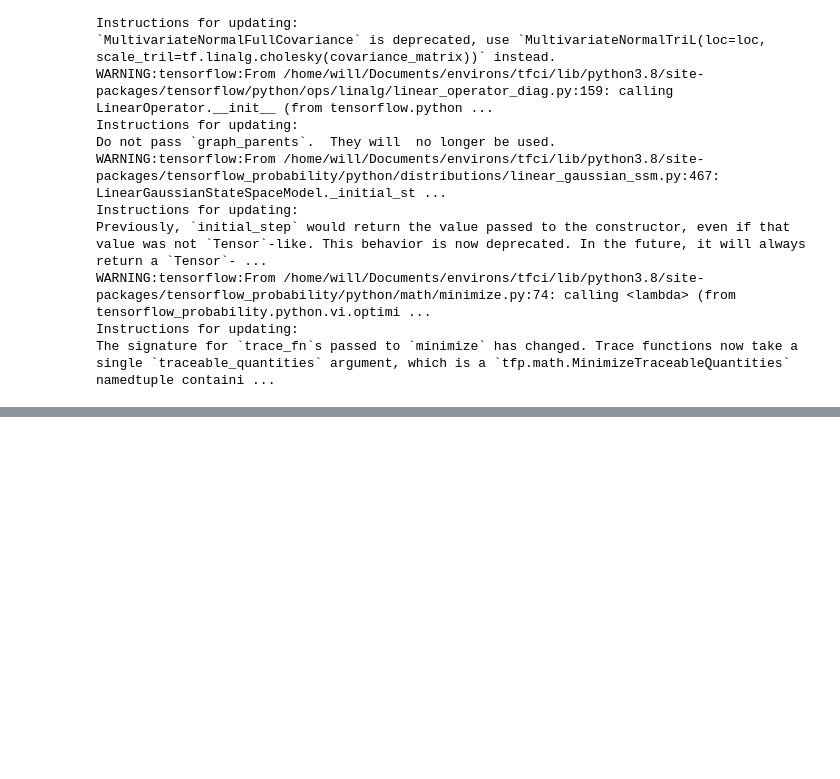
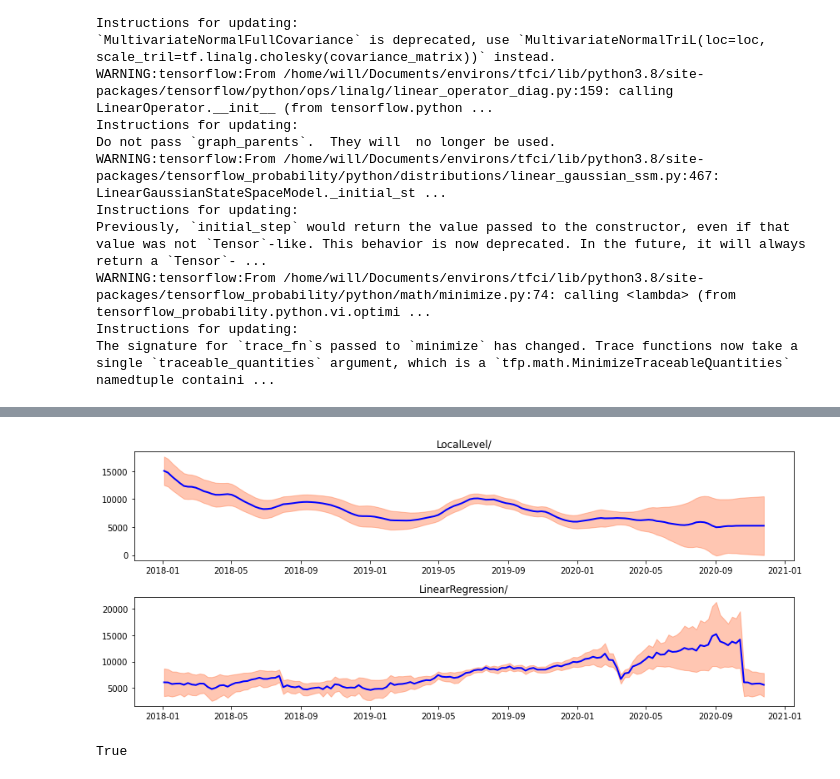
Before and after one commit to WillianFuks/tfcausalimpact, a Jupyter notebook: notebooks/getting_started.ipynb, the cells around one changed output, grey strips where cells are left out. Saved outputs shown, nothing was run; the diff lists cells and outputs as text; code cells hidden in the pictures; blank space fills up the shorter version.

```diff
--- a/notebooks/getting_started.ipynb
+++ b/notebooks/getting_started.ipynb
@@ -541,0 +745,9 @@ The signature for `trace_fn`s passed to `minimize` has changed. Trace functions
+# %%
+pre_data = (
+    ci.normed_pre_data.iloc[:, 0].astype(np.float32) if ci.normed_pre_data is not None else
+    ci.pre_data.iloc[:, 0].astype(np.float32)
+)
+one_step_dists = tfp.sts.decompose_by_component(ci.model, pre_data, ci.model_samples)
+forecast_dists = tfp.sts.decompose_forecast_by_component(ci.model, ci.posterior_dist, ci.model_samples)
+plot_components(ci.pre_data.index.union(ci.post_data.index), one_step_dists, forecast_dists, ci.mu_sig)
+# %% [output]
@@ -541,0 +758,5 @@ The signature for `trace_fn`s passed to `minimize` has changed. Trace functions
+[figure, added]
+# %%
+np.any(btc_data.index.duplicated())
+# %% [output]
+True
```
Also changed, not shown: parts of 32 cells of this notebook, 2 other files.
